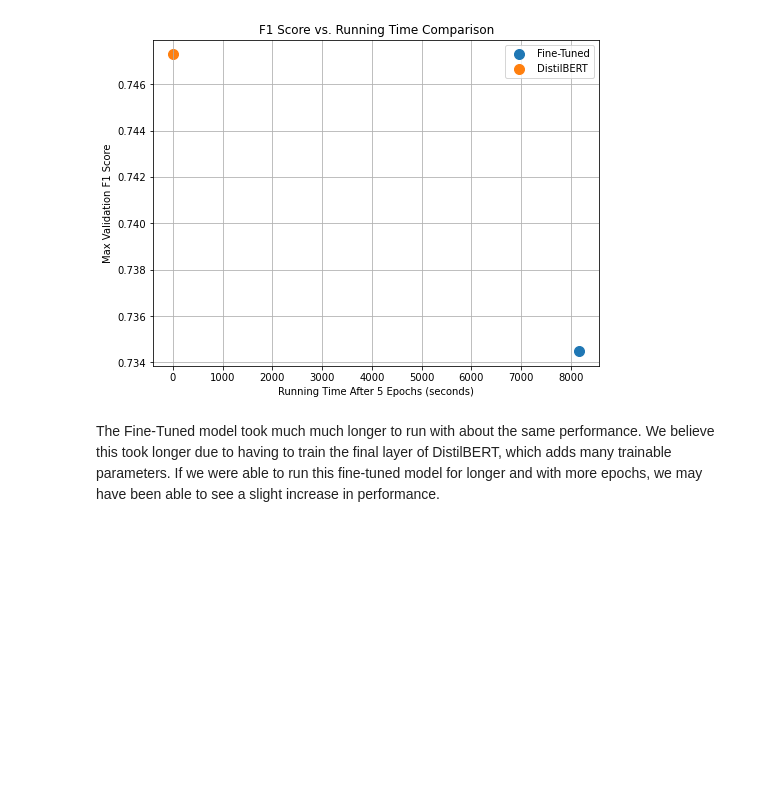
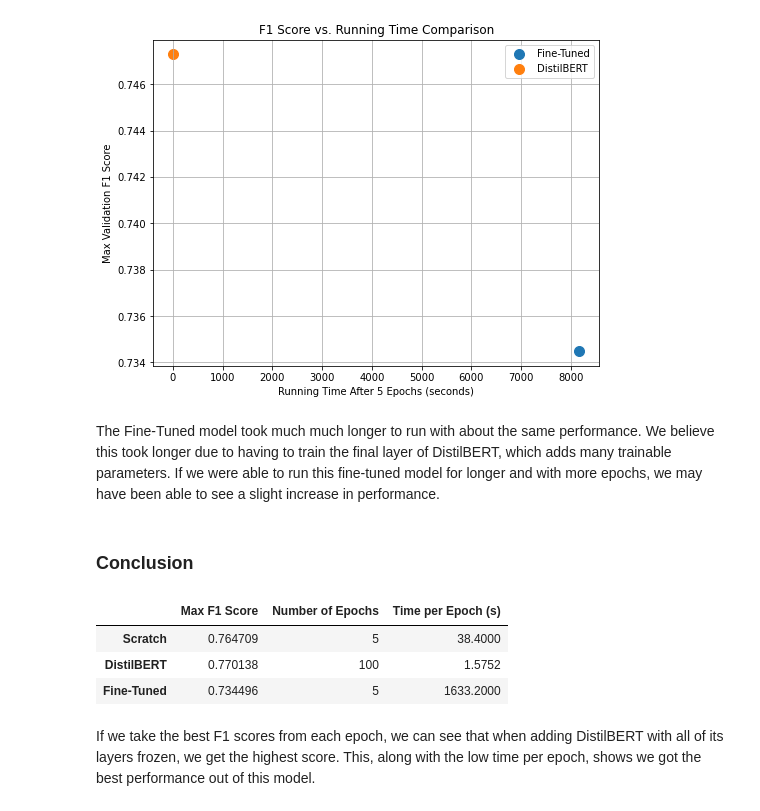
Before and after one commit to raneyoliver/CS8321Labs-public, a Jupyter notebook: lab2/lab2_sc0306 - Copy.ipynb, the cells around one changed output. Drawn from its saved outputs; the diff is of its cells as text; code cells hidden in the pictures; blank space fills up the shorter version.

```diff
--- a/lab2/lab2_sc0306 - Copy.ipynb
+++ b/lab2/lab2_sc0306 - Copy.ipynb
@@ -1149,3 +1149,42 @@ plt.show()
 [figure]
 # %% [markdown]
 The Fine-Tuned model took much much longer to run with about the same performance. We believe this took longer due to having to train the final layer of DistilBERT, which adds many trainable parameters. If we were able to run this fine-tuned model for longer and with more epochs, we may have been able to see a slight increase in performance.
+# %% [markdown]
+### Conclusion
+# %%
+time1 = 3*60 + 12    # Scratch
+time2 = 157.52  # DistilBERT
+time3 = 2*60*60 + 16*60 + 6 # Fine-Tuned
+
+df1 = pd.DataFrame(top_history)
+df2 = pd.DataFrame(transfer_history)
+df3 = pd.DataFrame(fine_history)
+# %%
+# Calculate the metrics
+def calculate_metrics(df, total_time):
+    max_f1_score = df['val_f1_m'].max()  # Assuming 'val_f1_m' is your validation F1 score column
+    num_epochs = len(df)
+    time_per_epoch = total_time / num_epochs
+    return max_f1_score, num_epochs, time_per_epoch
+
+# Apply the function to each DataFrame
+metrics1 = calculate_metrics(df1, time1)
+metrics2 = calculate_metrics(df2, time2)
+metrics3 = calculate_metrics(df3, time3)
+
+# Compile the metrics into a new DataFrame for the summary
+summary_df = pd.DataFrame(
+    [metrics1, metrics2, metrics3],
+    columns=['Max F1 Score', 'Number of Epochs', 'Time per Epoch (s)'],
+    index=['Scratch', 'DistilBERT', 'Fine-Tuned']
+)
+
+# Display the summary table
+summary_df
+# %% [output]
+|  | Max F1 Score | Number of Epochs | Time per Epoch (s) |
+| Scratch | 0.764709 | 5 | 38.4000 |
+| DistilBERT | 0.770138 | 100 | 1.5752 |
+| Fine-Tuned | 0.734496 | 5 | 1633.2000 |
+# %% [markdown]
+If we take the best F1 scores from each epoch, we can see that when adding DistilBERT with all of its layers frozen, we get the highest score. This, along with the low time per epoch, shows we got the best performance out of this model.
```
